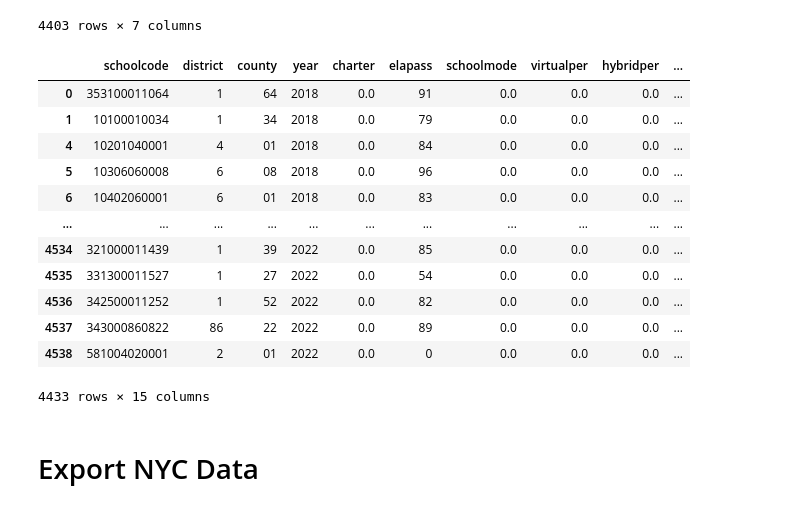
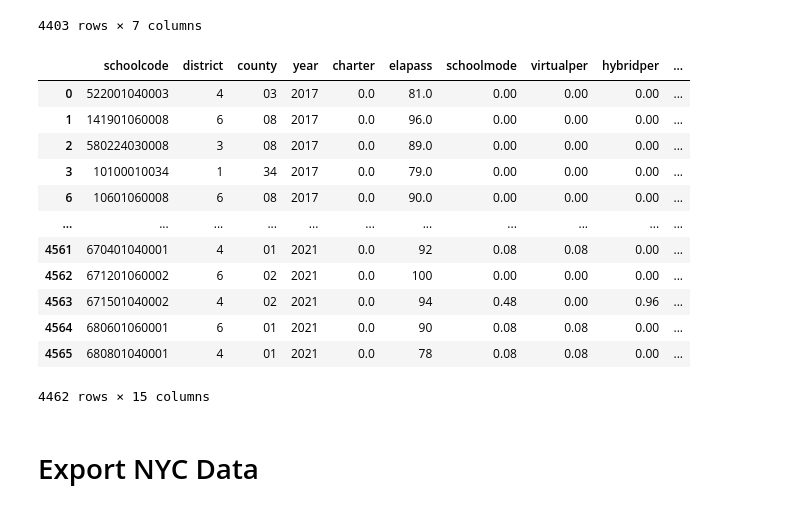
Before and after one commit to natantes/virtual_mode_research, a Jupyter notebook: cleaning_files/cleaning_file_ela_new_york.ipynb, the cells around one changed output. Cells and saved outputs as stored; diff of their text form; code cells hidden in the pictures.

```diff
--- a/cleaning_files/cleaning_file_ela_new_york.ipynb
+++ b/cleaning_files/cleaning_file_ela_new_york.ipynb
@@ -11,7 +11,7 @@ import warnings
 # Constants
 # %%
 # Define the years for each dataframe
-years = [2018, 2019, 2021, 2022]
+years = [2017, 2018, 2019, 2021, 2022]
 # %% [markdown]
 # Intialize Useful Functions
 # %%
@@ -66,12 +66,14 @@ warnings.filterwarnings('ignore', category=pd.core.common.SettingWithCopyWarning
 
 # Main Data Filepaths MAC
 MAIN_PATH = [
+               '../../data/SRC2017/ARE2017.csv',
                '../../data/SRC2018/ARE2018.csv',
                '../../data/SRC2019/ARE2019.csv',
                '../../data/SRC2021/ARE2021.csv',
                '../../data/SRC2022/ARE2022.CSV',
               ]
 MAIN_NAMES = [
+               'MAIN2017',
                'MAIN2018',
                'MAIN2019',
                'MAIN2021',
@@ -107,9 +109,9 @@ for name, filepath in zip(MAIN_NAMES, MAIN_PATH):
 # %% [markdown]
 # Import Dropout Rates
 # %%
-data22 = pd.read_csv("../raw_data/GRAD_RATE_AND_OUTCOMES_2022.csv", thousands=',')
-data21 = pd.read_csv("../raw_data/GRAD_RATE_AND_OUTCOMES_2021.csv", thousands=',')
-data19 = pd.read_csv("../raw_data/GRAD_RATE_AND_OUTCOMES_2019.csv", thousands=',')
+data22 = pd.read_csv("../../data/raw_data/GRAD_RATE_AND_OUTCOMES_2022.csv", thousands=',')
+data21 = pd.read_csv("../../data/raw_data/GRAD_RATE_AND_OUTCOMES_2021.csv", thousands=',')
+data19 = pd.read_csv("../../data/raw_data/GRAD_RATE_AND_OUTCOMES_2019.csv", thousands=',')
 
 dropout_dfs = [data19, data21, data22]
 # %% [markdown]
@@ -443,7 +445,12 @@ checkpoint 7
 # %% [markdown]
 ### Concatenate All Dataframes
 # %%
-final_data = pd.concat([main_data['MAIN2018'][new_to_old['Regents Common Core English Language Art']],  main_data['MAIN2019'][new_to_old['Regents Common Core English Language Art']], main_data['MAIN2021']['Regents Common Core English Language Art'], main_data['MAIN2022']['Regents Common Core English Language Art']])
+final_data = pd.concat([
+    main_data['MAIN2017'][new_to_old['Regents Common Core English Language Art']],
+    main_data['MAIN2018'][new_to_old['Regents Common Core English Language Art']],
+    main_data['MAIN2019'][new_to_old['Regents Common Core English Language Art']],
+    main_data['MAIN2021']['Regents Common Core English Language Art'],
+    main_data['MAIN2022']['Regents Common Core English Language Art']])
 # %%
 final_data['SUBJECT'] = 'Regents Common Core English Language Art'
 # %%
@@ -632,21 +639,22 @@ final_data[rounding_cols] = final_data[rounding_cols].round(4)
 
 # final_data = final_data.dropna(subset=['district'])
 # %%
-final_data
+first_export = final_data[final_data["year"] != 2022]
+first_export
 # %% [output]
 |  | schoolcode | district | county | year | charter | elapass | schoolmode | virtualper | hybridper | ... |
-| 0 | 353100011064 | 1 | 64 | 2018 | 0.0 | 91 | 0.0 | 0.0 | 0.0 | ... |
-| 1 | 10100010034 | 1 | 34 | 2018 | 0.0 | 79 | 0.0 | 0.0 | 0.0 | ... |
-| 4 | 10201040001 | 4 | 01 | 2018 | 0.0 | 84 | 0.0 | 0.0 | 0.0 | ... |
-| 5 | 10306060008 | 6 | 08 | 2018 | 0.0 | 96 | 0.0 | 0.0 | 0.0 | ... |
-| 6 | 10402060001 | 6 | 01 | 2018 | 0.0 | 83 | 0.0 | 0.0 | 0.0 | ... |
+| 0 | 522001040003 | 4 | 03 | 2017 | 0.0 | 81.0 | 0.00 | 0.00 | 0.00 | ... |
+| 1 | 141901060008 | 6 | 08 | 2017 | 0.0 | 96.0 | 0.00 | 0.00 | 0.00 | ... |
+| 2 | 580224030008 | 3 | 08 | 2017 | 0.0 | 89.0 | 0.00 | 0.00 | 0.00 | ... |
+| 3 | 10100010034 | 1 | 34 | 2017 | 0.0 | 79.0 | 0.00 | 0.00 | 0.00 | ... |
+| 6 | 10601060008 | 6 | 08 | 2017 | 0.0 | 90.0 | 0.00 | 0.00 | 0.00 | ... |
 | ... | ... | ... | ... | ... | ... | ... | ... | ... | ... | ... |
-| 4534 | 321000011439 | 1 | 39 | 2022 | 0.0 | 85 | 0.0 | 0.0 | 0.0 | ... |
-| 4535 | 331300011527 | 1 | 27 | 2022 | 0.0 | 54 | 0.0 | 0.0 | 0.0 | ... |
-| 4536 | 342500011252 | 1 | 52 | 2022 | 0.0 | 82 | 0.0 | 0.0 | 0.0 | ... |
-| 4537 | 343000860822 | 86 | 22 | 2022 | 0.0 | 89 | 0.0 | 0.0 | 0.0 | ... |
-| 4538 | 581004020001 | 2 | 01 | 2022 | 0.0 | 0 | 0.0 | 0.0 | 0.0 | ... |
+| 4561 | 670401040001 | 4 | 01 | 2021 | 0.0 | 92 | 0.08 | 0.08 | 0.00 | ... |
+| 4562 | 671201060002 | 6 | 02 | 2021 | 0.0 | 100 | 0.00 | 0.00 | 0.00 | ... |
+| 4563 | 671501040002 | 4 | 02 | 2021 | 0.0 | 94 | 0.48 | 0.00 | 0.96 | ... |
+| 4564 | 680601060001 | 6 | 01 | 2021 | 0.0 | 90 | 0.08 | 0.08 | 0.00 | ... |
+| 4565 | 680801040001 | 4 | 01 | 2021 | 0.0 | 78 | 0.08 | 0.08 | 0.00 | ... |
-4433 rows × 15 columns
+4462 rows × 15 columns
 # %% [markdown]
 # Export NYC Data
 # %%
```
Also changed, not shown: parts of 2 cells of this notebook, 4 other files.
